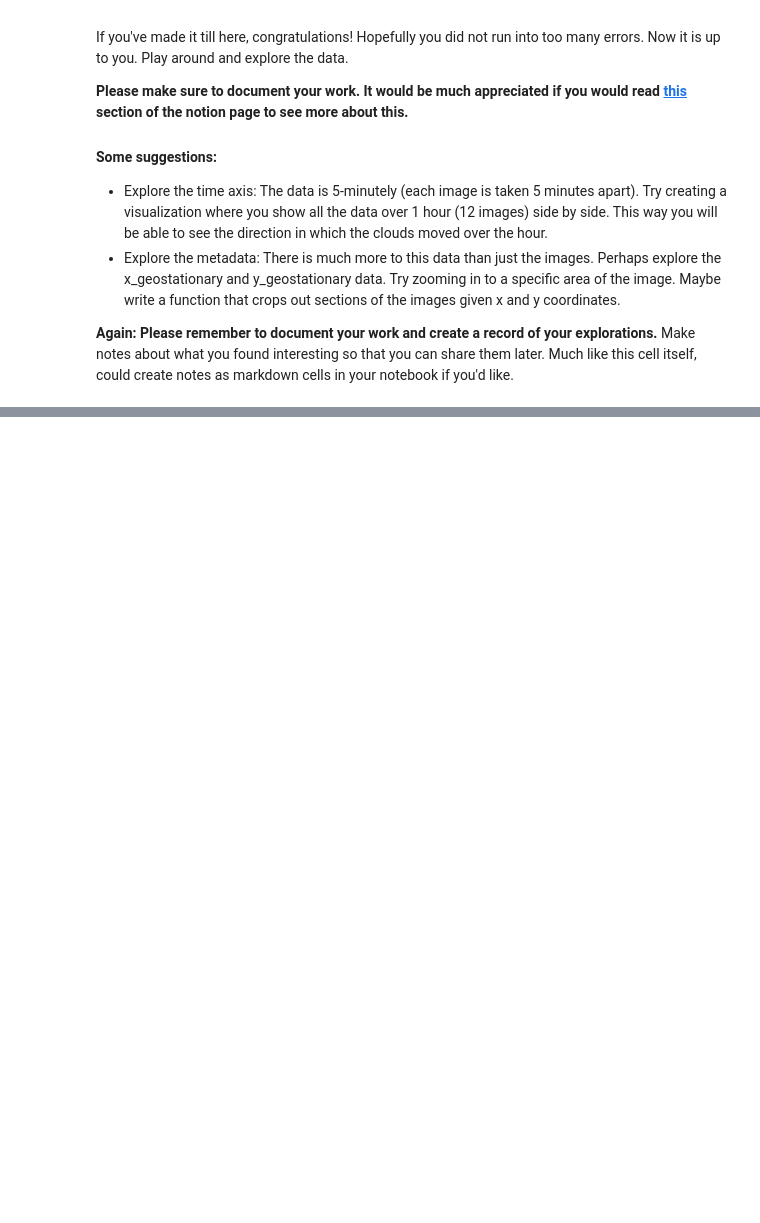
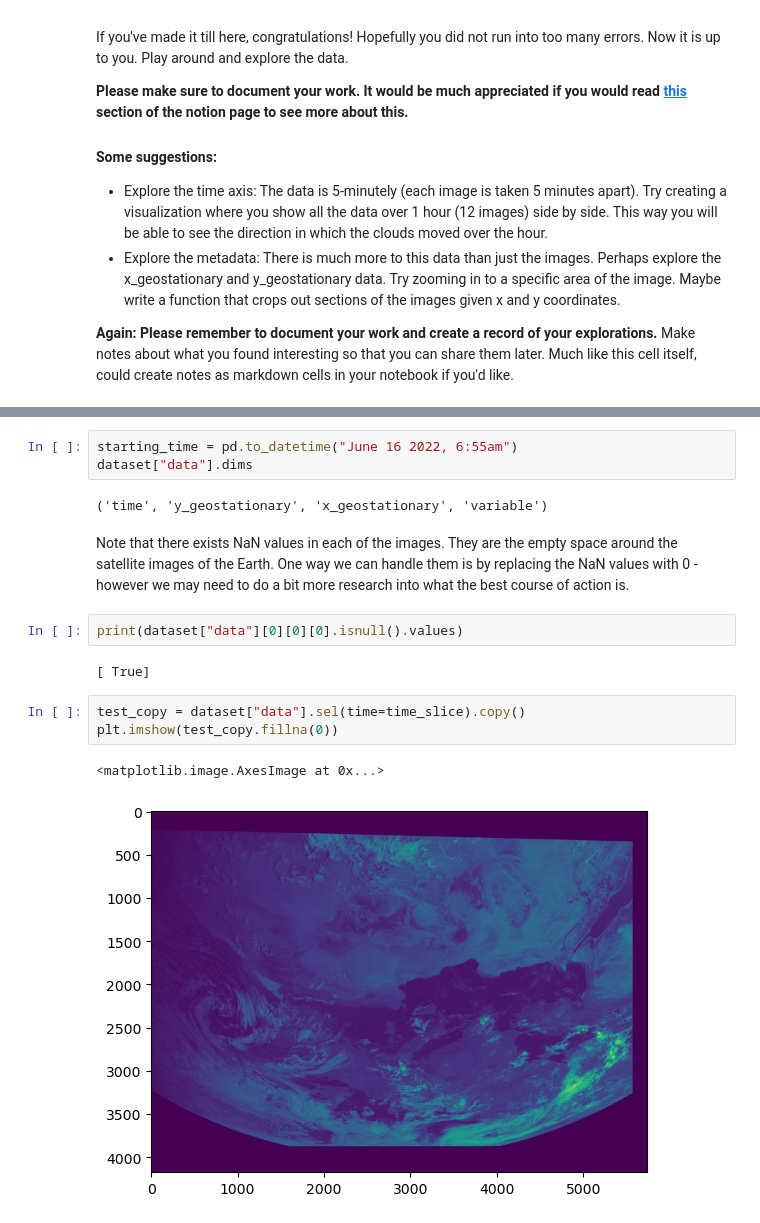
Before and after one commit to WAT-ai/open-climate-fix-project, a Jupyter notebook: eda/satellite.ipynb, the cells around one changed output, grey strips where cells are left out. Cells and saved outputs as stored; diff of their text form; blank space fills up the shorter version.

```diff
--- a/eda/satellite.ipynb
+++ b/eda/satellite.ipynb
@@ -48,0 +158,17 @@ If you've made it till here, congratulations! Hopefully you did not run into too
+# %%
+starting_time = pd.to_datetime("June 16 2022, 6:55am")
+dataset["data"].dims
+# %% [output]
+('time', 'y_geostationary', 'x_geostationary', 'variable')
+# %% [markdown]
+Note that there exists NaN values in each of the images. They are the empty space around the satellite images of the Earth. One way we can handle them is by replacing the NaN values with 0 - however we may need to do a bit more research into what the best course of action is.
+# %%
+print(dataset["data"][0][0][0].isnull().values)
+# %% [output]
+[ True]
+# %%
+test_copy = dataset["data"].sel(time=time_slice).copy()
+plt.imshow(test_copy.fillna(0))
+# %% [output]
+<matplotlib.image.AxesImage at 0x...>
+[figure, added]
```
Also changed, not shown: parts of 22 cells of this notebook, 2 other files.
